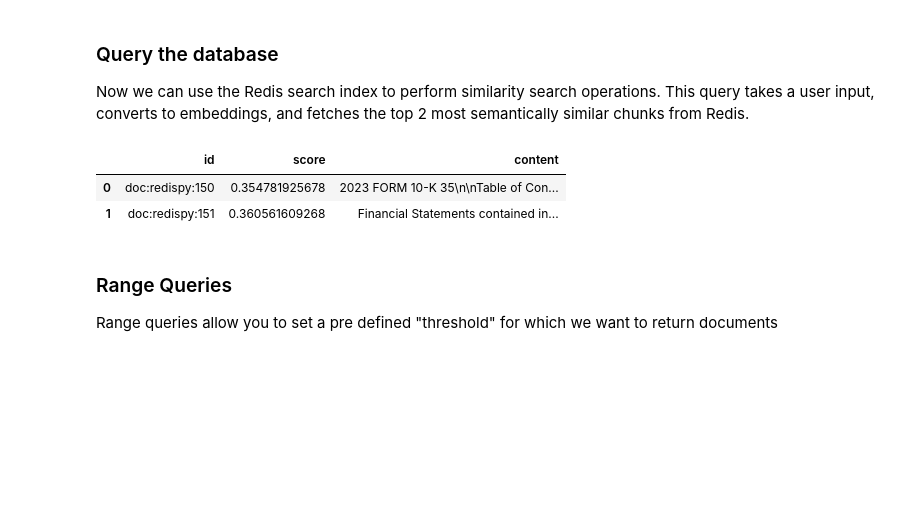
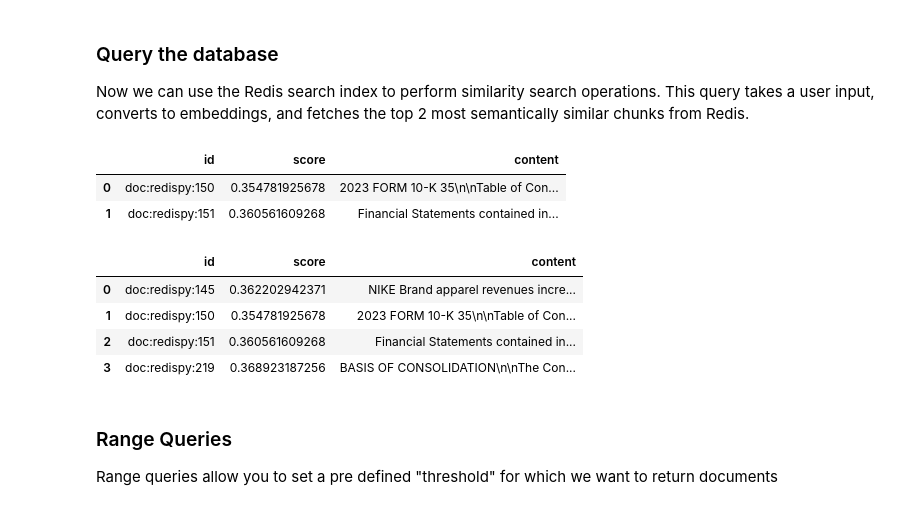
Before and after one commit to redis-developer/financial-vss, a Jupyter notebook: RedisPython_VSS.ipynb, the cells around one changed output. Drawn from its saved outputs; the diff is of its cells as text; code cells hidden in the pictures; blank space fills up the shorter version.

Commit message:
added sort by id example

```diff
--- a/RedisPython_VSS.ipynb
+++ b/RedisPython_VSS.ipynb
@@ -271,6 +272,28 @@ redis_search_display(res)
 |  | id | score | content |
 | 0 | doc:redispy:150 | 0.354781925678 | 2023 FORM 10-K 35\n\nTable of Con... |
 | 1 | doc:redispy:151 | 0.360561609268 | Financial Statements contained in... |
+# %%
+# Example of sorting by a field other than score
+query = (
+    Query("*=>[KNN 4 @chunk_vector $vec as score]")
+     .sort_by("id")
+     .return_fields("id", "content", "score")
+     .paging(0, 4)
+     .dialect(2)
+)
+
+query_params = {
+    "vec": encode_one(_input)
+}
+
+res=r.ft(index_name).search(query, query_params)
+redis_search_display(res)
+# %% [output]
+|  | id | score | content |
+| 0 | doc:redispy:145 | 0.362202942371 | NIKE Brand apparel revenues incre... |
+| 1 | doc:redispy:150 | 0.354781925678 | 2023 FORM 10-K 35\n\nTable of Con... |
+| 2 | doc:redispy:151 | 0.360561609268 | Financial Statements contained in... |
+| 3 | doc:redispy:219 | 0.368923187256 | BASIS OF CONSOLIDATION\n\nThe Con... |
 # %% [markdown]
 ### Range Queries
 Range queries allow you to set a pre defined "threshold" for which we want to return documents
```
Also changed, not shown: parts of 8 cells of this notebook.
